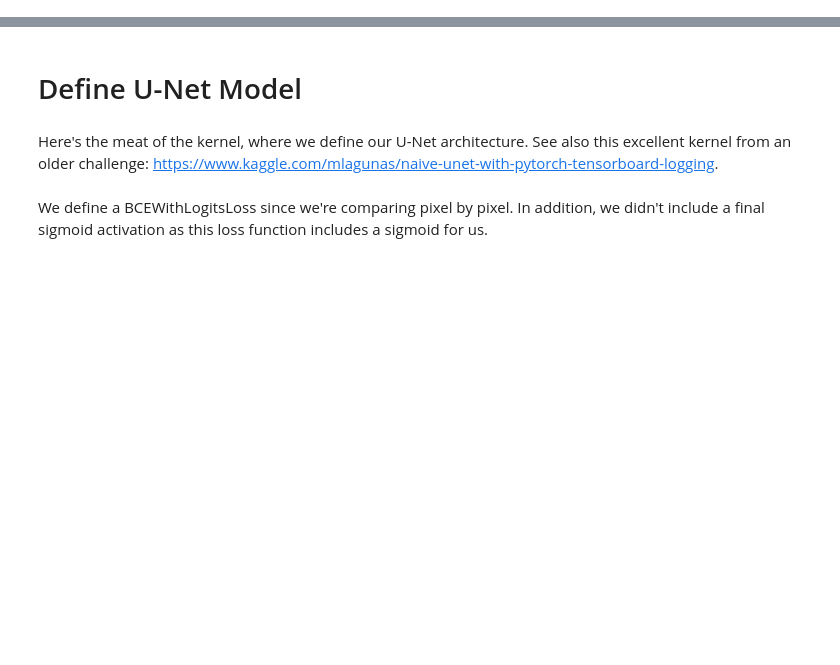
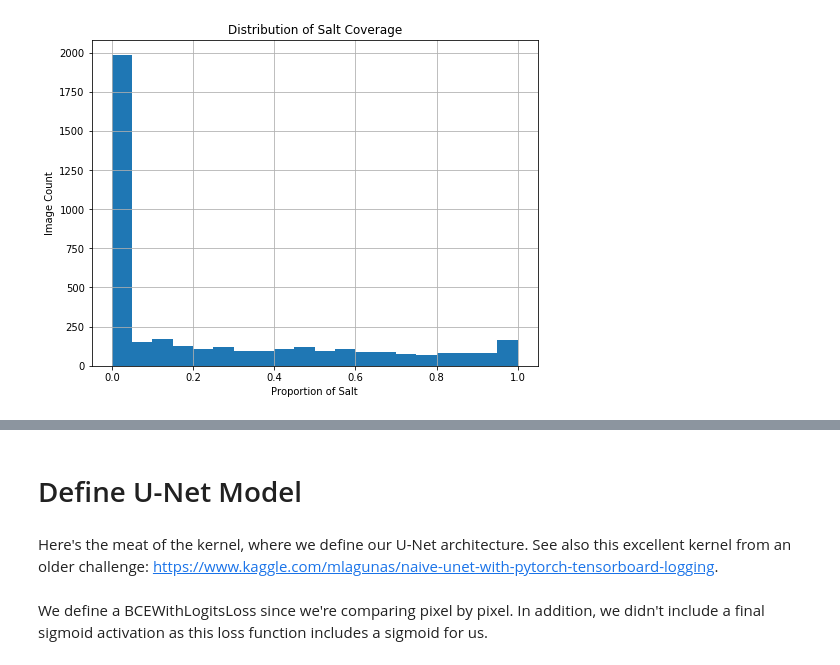
Before and after one commit to eistre91/thinkful-projects, a Jupyter notebook: TGS Salt Identification - Final Capstone.ipynb, the cells around one changed output, grey strips where cells are left out. Cells and saved outputs as stored; diff of their text form; code cells hidden in the pictures; blank space fills up the shorter version.

```diff
--- a/TGS Salt Identification - Final Capstone.ipynb
+++ b/TGS Salt Identification - Final Capstone.ipynb
@@ -144,0 +92,10 @@ You may need to tweak your batch_size based on how much memory you have on your
+# %%
+train_df['img'] = None
+train_df['mask'] = None
+
+for id_ in train_ids:
+    img_id = id_.split('.')[0]
+    img = imread(path_train + 'images/' + id_)
+    mask = imread(path_train + 'masks/' + id_)
+    train_df.at[img_id, 'img'] = img.astype(np.uint8)
+    train_df.at[img_id, 'mask'] = mask.astype(bool)
@@ -144,0 +114,14 @@ You may need to tweak your batch_size based on how much memory you have on your
+# %%
+for idx, row in train_df.iterrows():
+    m = train_df.at[idx, 'mask']
+    cov = m.sum() / (m.shape[0] * m.shape[1])
+    train_df.at[idx, 'cov_prop'] = cov
+    train_df.at[idx, 'cov_class'] = 0 if cov == 0 else np.floor(cov*10 + 1)
+# %%
+# https://www.kaggle.com/phoenigs/u-net-dropout-augmentation-stratification
+train_df['cov_prop'].hist(figsize=(8, 6), bins=20)
+plt.xlabel("Proportion of Salt")
+plt.ylabel("Image Count")
+plt.title("Distribution of Salt Coverage");
+# %% [output]
+[figure, added]
```
Also changed, not shown: parts of 59 cells of this notebook, 6 other files.
